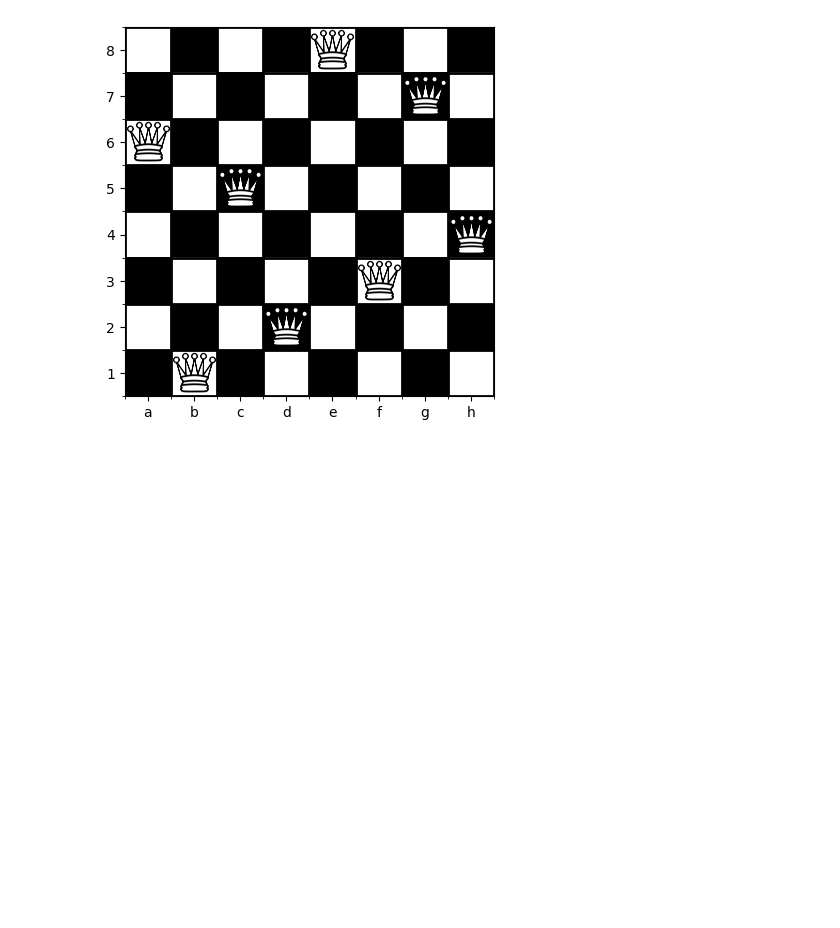
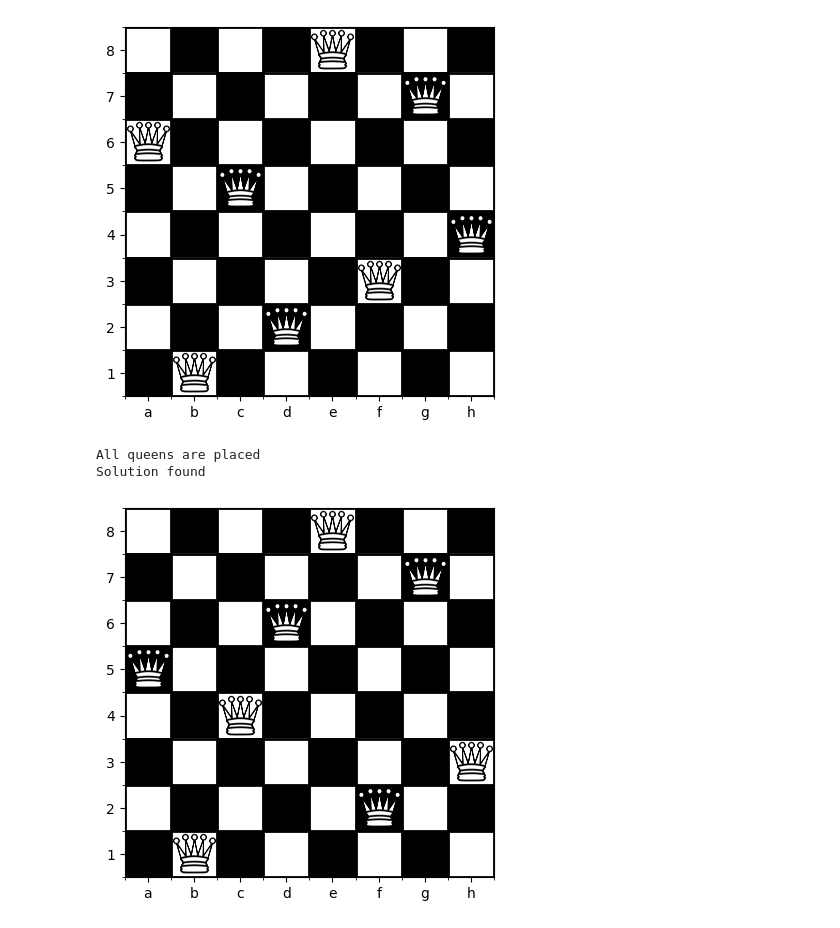
Before and after one commit to Harshit-Ch/N-Queens, a Jupyter notebook: NQueens.ipynb, the cells around one changed output. Saved outputs shown, nothing was run; the diff lists cells and outputs as text; code cells hidden in the pictures; blank space fills up the shorter version.

Commit message:
added verbose, initial position

```diff
--- a/NQueens.ipynb
+++ b/NQueens.ipynb
@@ -59,7 +59,7 @@ def plot_chessboard_with_queens(
 ### Define N-Queens solver class
 # %%
 class NQueens:
-    def __init__(self, n, image_path=None, initial_position=[]):
+    def __init__(self, n, image_path=None, initial_position=[], verbose=True):
         self.n = n
         self.board = np.array([["*" for _ in range(n)] for _ in range(n)])
         self.queen_positions = []
@@ -69,6 +69,7 @@ class NQueens:
         self.diag2 = set()
         self.dictionary_alphabets = generate_dict(n)
         self.image_path = image_path
+        self.verbose = verbose
 
         # Normalize input: convert matrix → list of (x, y)
         if initial_position and isinstance(initial_position[0], list):
@@ -100,7 +101,8 @@ class NQueens:
         self.diag1.add(x + y) # Add it to the list of major diagonals
         self.diag2.add(x - y) # Add it to the list of minor diagonals
         square = f"{[key for key, item in self.dictionary_alphabets.items() if item == y][0]}{x+1}" # Get the square notation
-        print(f"Put queen on {square}")
+        if self.verbose:
+            print(f"Put queen on {square}")
 
     def remove_queen(self): # Remove the last placed queen and unblock its row, column, and diagonals. This is used when we backtrack due to unsolvable position
         if not self.queen_positions:
@@ -204,3 +206,10 @@ Put queen on g7
 All queens are placed
 Solution found
 [figure]
+# %%
+nqueens = NQueens(8, image_path=queen_image_path, verbose=False) # Assigns a variable to the model
+nqueens.solve()
+# %% [output]
+All queens are placed
+Solution found
+[figure, added]
```
Also changed, not shown: parts of 1 cell of this notebook, 1 other file.
